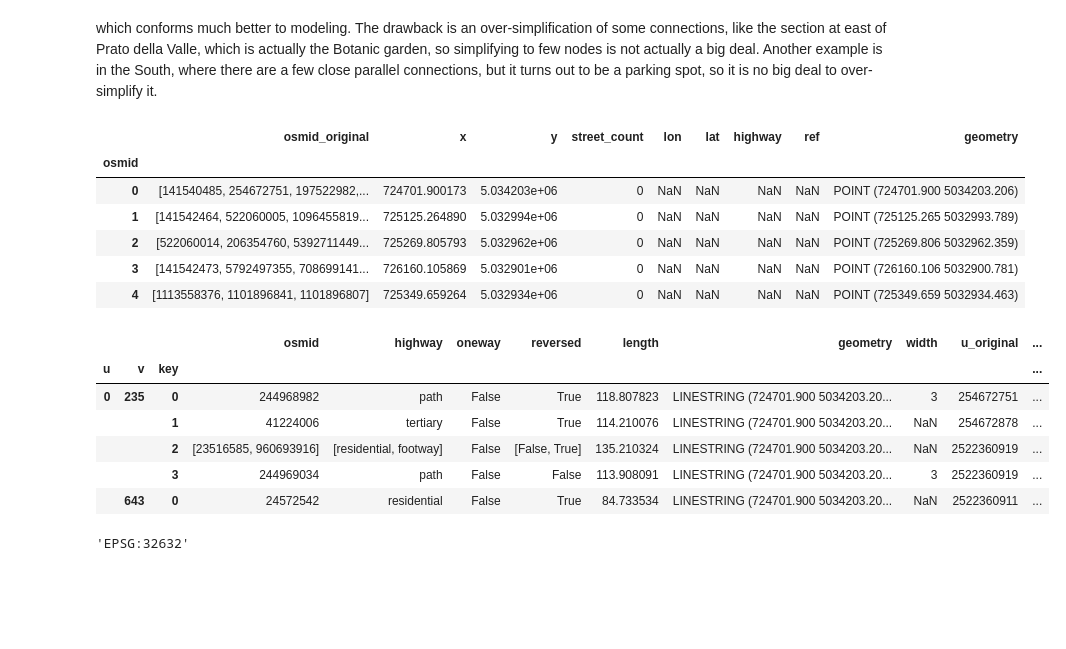
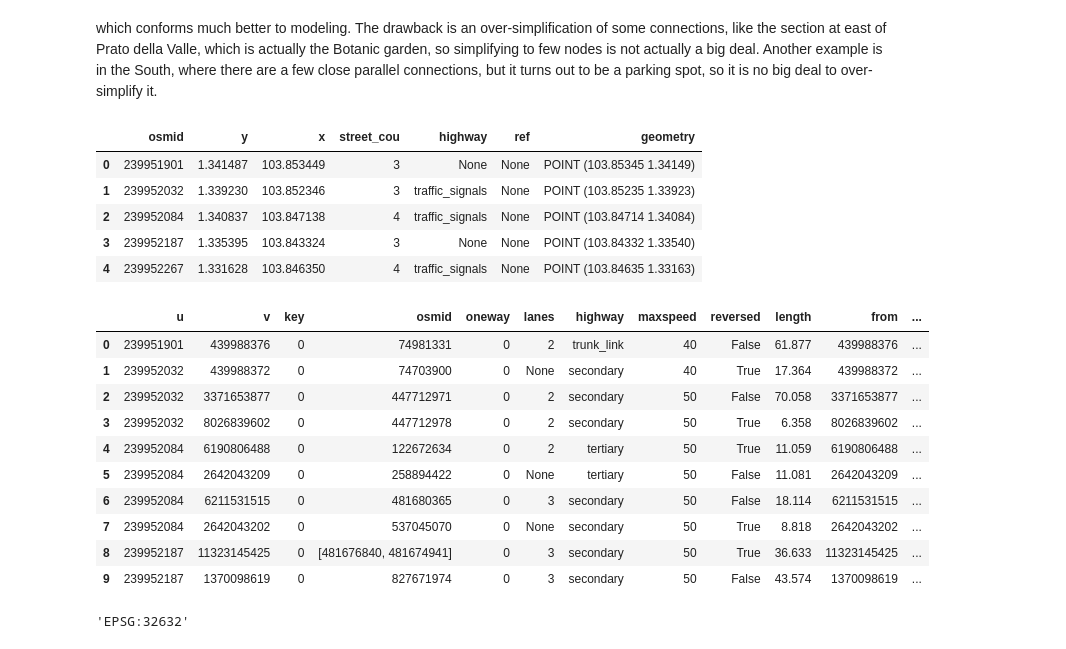
Before and after one commit to danielcharles0/LFN2324, a Jupyter notebook: Analysis.ipynb, the cells around one changed output. Cells and saved outputs as stored; diff of their text form; code cells hidden in the pictures; blank space fills up the shorter version.

```diff
--- a/Analysis.ipynb
+++ b/Analysis.ipynb
@@ -63,24 +67,29 @@ Another example is in the South, where there are a few close parallel connection
 # %%
-nodes_gdf, edges_gdf = ox.utils_graph.graph_to_gdfs(G_padova_simplified)
+nodes_gdf = gpd.read_file('data/sample/nodes.shp')
+edges_gdf = gpd.read_file('data/sample/edges.shp')
+#nodes_gdf, edges_gdf = ox.utils_graph.graph_to_gdfs(G_padova_simplified)
 nodes_gdf.head()
 # %% [output]
-|  | osmid_original | x | y | street_count | lon | lat | highway | ref | geometry |
-| osmid |  |  |  |  |  |  |  |  |  |
-| 0 | [141540485, 254672751, 197522982,... | 724701.900173 | 5.034203e+06 | 0 | NaN | NaN | NaN | NaN | POINT (724701.900 5034203.206) |
-| 1 | [141542464, 522060005, 1096455819... | 725125.264890 | 5.032994e+06 | 0 | NaN | NaN | NaN | NaN | POINT (725125.265 5032993.789) |
-| 2 | [522060014, 206354760, 5392711449... | 725269.805793 | 5.032962e+06 | 0 | NaN | NaN | NaN | NaN | POINT (725269.806 5032962.359) |
-| 3 | [141542473, 5792497355, 708699141... | 726160.105869 | 5.032901e+06 | 0 | NaN | NaN | NaN | NaN | POINT (726160.106 5032900.781) |
-| 4 | [1113558376, 1101896841, 1101896807] | 725349.659264 | 5.032934e+06 | 0 | NaN | NaN | NaN | NaN | POINT (725349.659 5032934.463) |
+|  | osmid | y | x | street_cou | highway | ref | geometry |
+| 0 | 239951901 | 1.341487 | 103.853449 | 3 | None | None | POINT (103.85345 1.34149) |
+| 1 | 239952032 | 1.339230 | 103.852346 | 3 | traffic_signals | None | POINT (103.85235 1.33923) |
+| 2 | 239952084 | 1.340837 | 103.847138 | 4 | traffic_signals | None | POINT (103.84714 1.34084) |
+| 3 | 239952187 | 1.335395 | 103.843324 | 3 | None | None | POINT (103.84332 1.33540) |
+| 4 | 239952267 | 1.331628 | 103.846350 | 4 | traffic_signals | None | POINT (103.84635 1.33163) |
 # %%
-edges_gdf.head()
+edges_gdf.head(10)
 # %% [output]
-|  |  |  | osmid | highway | oneway | reversed | length | geometry | width | u_original | ... |
-| u | v | key |  |  |  |  |  |  |  |  | ... |
-| 0 | 235 | 0 | 244968982 | path | False | True | 118.807823 | LINESTRING (724701.900 5034203.20... | 3 | 254672751 | ... |
-|  |  | 1 | 41224006 | tertiary | False | True | 114.210076 | LINESTRING (724701.900 5034203.20... | NaN | 254672878 | ... |
-|  |  | 2 | [23516585, 960693916] | [residential, footway] | False | [False, True] | 135.210324 | LINESTRING (724701.900 5034203.20... | NaN | 2522360919 | ... |
-|  |  | 3 | 244969034 | path | False | False | 113.908091 | LINESTRING (724701.900 5034203.20... | 3 | 2522360919 | ... |
-|  | 643 | 0 | 24572542 | residential | False | True | 84.733534 | LINESTRING (724701.900 5034203.20... | NaN | 2522360911 | ... |
+|  | u | v | key | osmid | oneway | lanes | highway | maxspeed | reversed | length | from | ... |
+| 0 | 239951901 | 439988376 | 0 | 74981331 | 0 | 2 | trunk_link | 40 | False | 61.877 | 439988376 | ... |
+| 1 | 239952032 | 439988372 | 0 | 74703900 | 0 | None | secondary | 40 | True | 17.364 | 439988372 | ... |
+| 2 | 239952032 | 3371653877 | 0 | 447712971 | 0 | 2 | secondary | 50 | False | 70.058 | 3371653877 | ... |
+| 3 | 239952032 | 8026839602 | 0 | 447712978 | 0 | 2 | secondary | 50 | True | 6.358 | 8026839602 | ... |
+| 4 | 239952084 | 6190806488 | 0 | 122672634 | 0 | 2 | tertiary | 50 | True | 11.059 | 6190806488 | ... |
+| 5 | 239952084 | 2642043209 | 0 | 258894422 | 0 | None | tertiary | 50 | False | 11.081 | 2642043209 | ... |
+| 6 | 239952084 | 6211531515 | 0 | 481680365 | 0 | 3 | secondary | 50 | False | 18.114 | 6211531515 | ... |
+| 7 | 239952084 | 2642043202 | 0 | 537045070 | 0 | None | secondary | 50 | True | 8.818 | 2642043202 | ... |
+| 8 | 239952187 | 11323145425 | 0 | [481676840, 481674941] | 0 | 3 | secondary | 50 | True | 36.633 | 11323145425 | ... |
+| 9 | 239952187 | 1370098619 | 0 | 827671974 | 0 | 3 | secondary | 50 | False | 43.574 | 1370098619 | ... |
 # %%
 default_crs = str(G_padova_simplified.graph["crs"])
 default_crs
```
Also changed, not shown: parts of 9 cells of this notebook, 1 other file.
